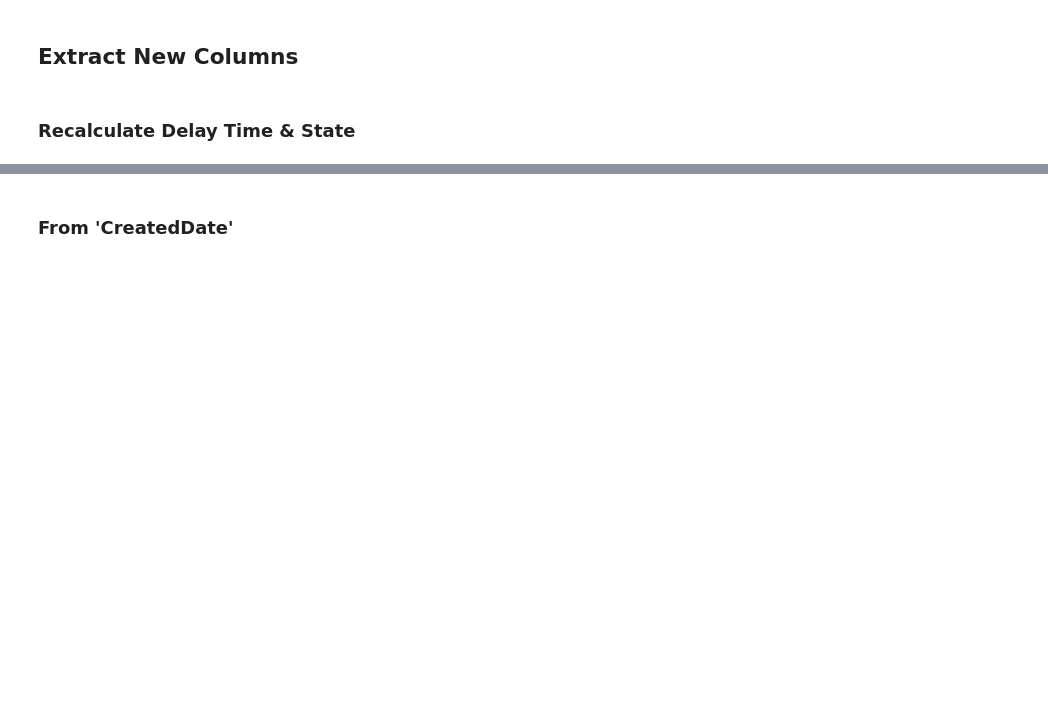
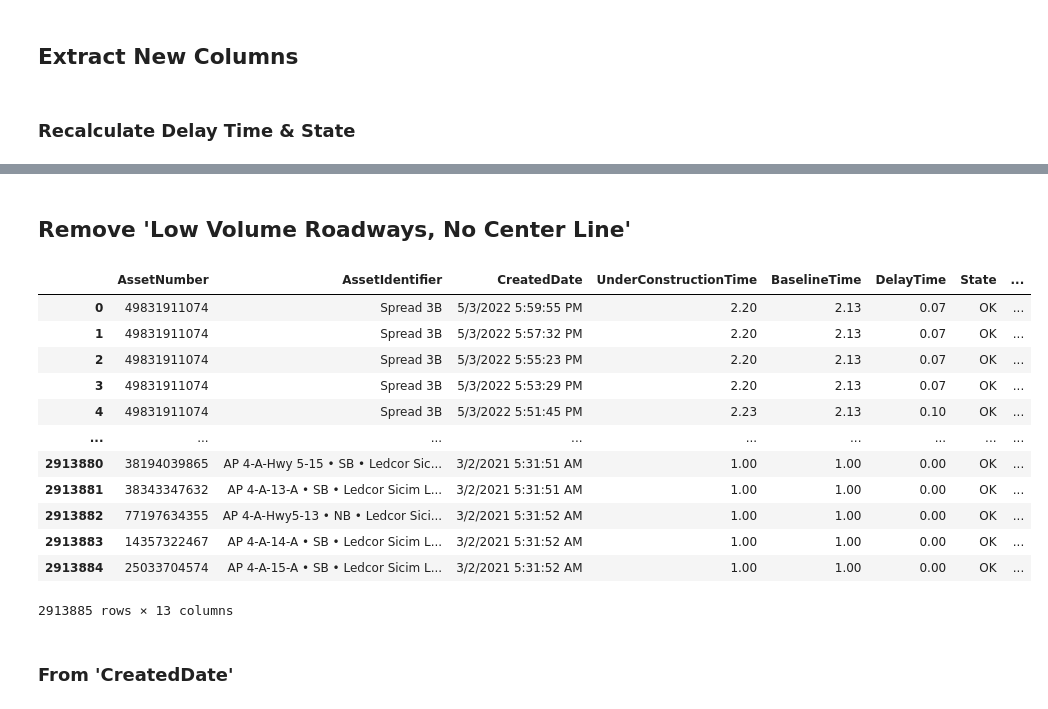
Before and after one commit to Gargoum-Lab/Workzone, a Jupyter notebook: data_cleaning_preprocessing.ipynb, the cells around one changed output, grey strips where cells are left out. Drawn from its saved outputs; the diff is of its cells as text; code cells hidden in the pictures; blank space fills up the shorter version.

```diff
--- a/data_cleaning_preprocessing.ipynb
+++ b/data_cleaning_preprocessing.ipynb
@@ -229,8 +229,3 @@ For all the workzones under the "have been activated" tab, creates a separate sp
 #             print(f'{round((i+1)/len(df_assets)*100, 2)} %')
 
 #     return df_tt_wz
-# %%
-df_valid = pd.merge(left=df_valid, right=df_assets_recom[['Asset Number', 'Spread']], left_on='AssetNumber', right_on='Asset Number', how='inner')
-df_valid = df_valid.drop(columns=['Asset Number'])
-# df_valid = df_tt_workzone.copy()
-df_valid
@@ -296,3 +384,22 @@ df_valid
+# %% [markdown]
+## Remove 'Low Volume Roadways, No Center Line'
+# %%
+df_valid = df_valid[(df_valid['RoadType'] != 'Low Volume Roadways, No Center Line')].reset_index(drop=True)
+df_valid
+# %% [output]
+|  | AssetNumber | AssetIdentifier | CreatedDate | UnderConstructionTime | BaselineTime | DelayTime | State | ... |
+| 0 | 49831911074 | Spread 3B | 5/3/2022 5:59:55 PM | 2.20 | 2.13 | 0.07 | OK | ... |
+| 1 | 49831911074 | Spread 3B | 5/3/2022 5:57:32 PM | 2.20 | 2.13 | 0.07 | OK | ... |
+| 2 | 49831911074 | Spread 3B | 5/3/2022 5:55:23 PM | 2.20 | 2.13 | 0.07 | OK | ... |
+| 3 | 49831911074 | Spread 3B | 5/3/2022 5:53:29 PM | 2.20 | 2.13 | 0.07 | OK | ... |
+| 4 | 49831911074 | Spread 3B | 5/3/2022 5:51:45 PM | 2.23 | 2.13 | 0.10 | OK | ... |
+| ... | ... | ... | ... | ... | ... | ... | ... | ... |
+| 2913880 | 38194039865 | AP 4-A-Hwy 5-15 • SB • Ledcor Sic... | 3/2/2021 5:31:51 AM | 1.00 | 1.00 | 0.00 | OK | ... |
+| 2913881 | 38343347632 | AP 4-A-13-A • SB • Ledcor Sicim L... | 3/2/2021 5:31:51 AM | 1.00 | 1.00 | 0.00 | OK | ... |
+| 2913882 | 77197634355 | AP 4-A-Hwy5-13 • NB • Ledcor Sici... | 3/2/2021 5:31:52 AM | 1.00 | 1.00 | 0.00 | OK | ... |
+| 2913883 | 14357322467 | AP 4-A-14-A • SB • Ledcor Sicim L... | 3/2/2021 5:31:52 AM | 1.00 | 1.00 | 0.00 | OK | ... |
+| 2913884 | 25033704574 | AP 4-A-15-A • SB • Ledcor Sicim L... | 3/2/2021 5:31:52 AM | 1.00 | 1.00 | 0.00 | OK | ... |
+2913885 rows × 13 columns
 # %% [markdown]
 ### From 'CreatedDate'
 # %%
```
Also changed, not shown: parts of 47 cells of this notebook.
